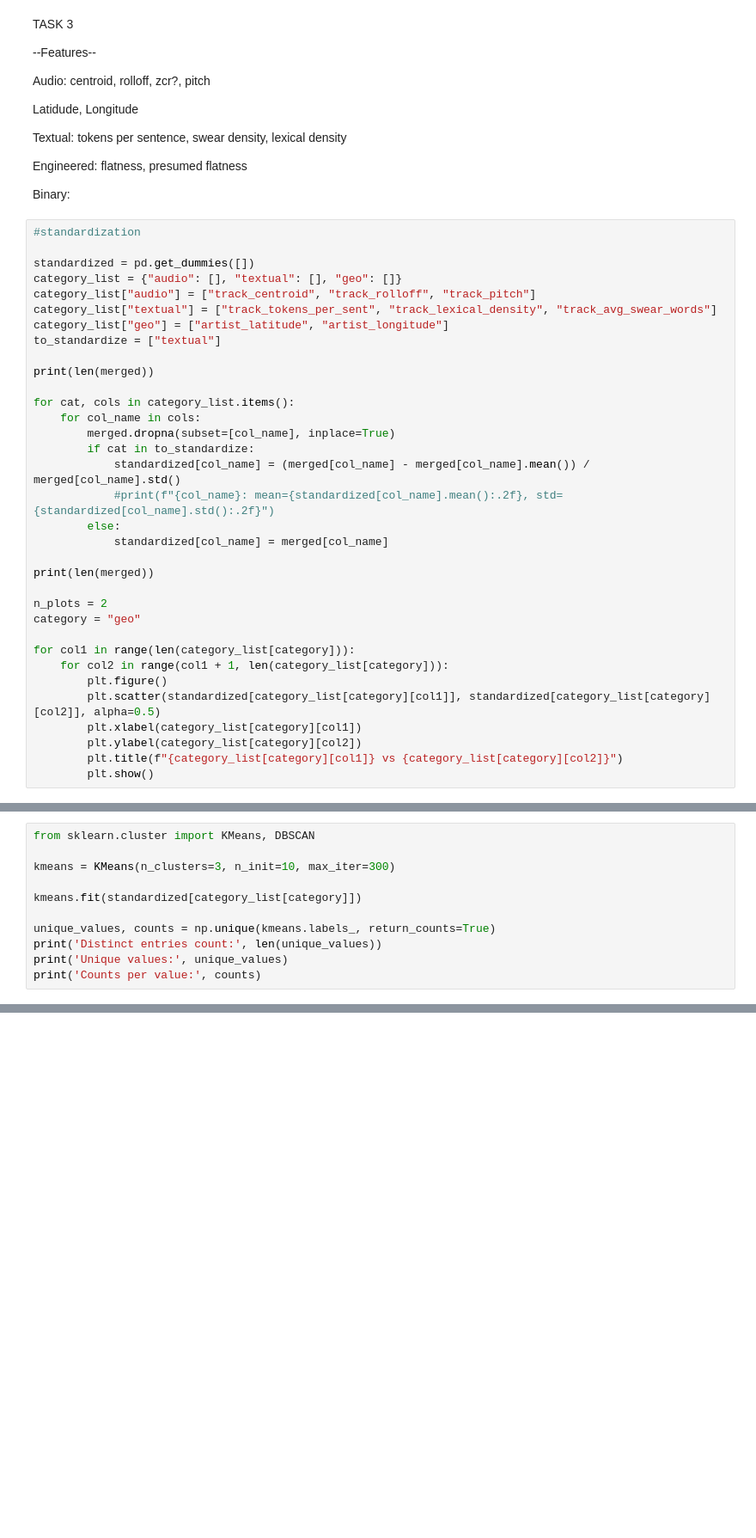
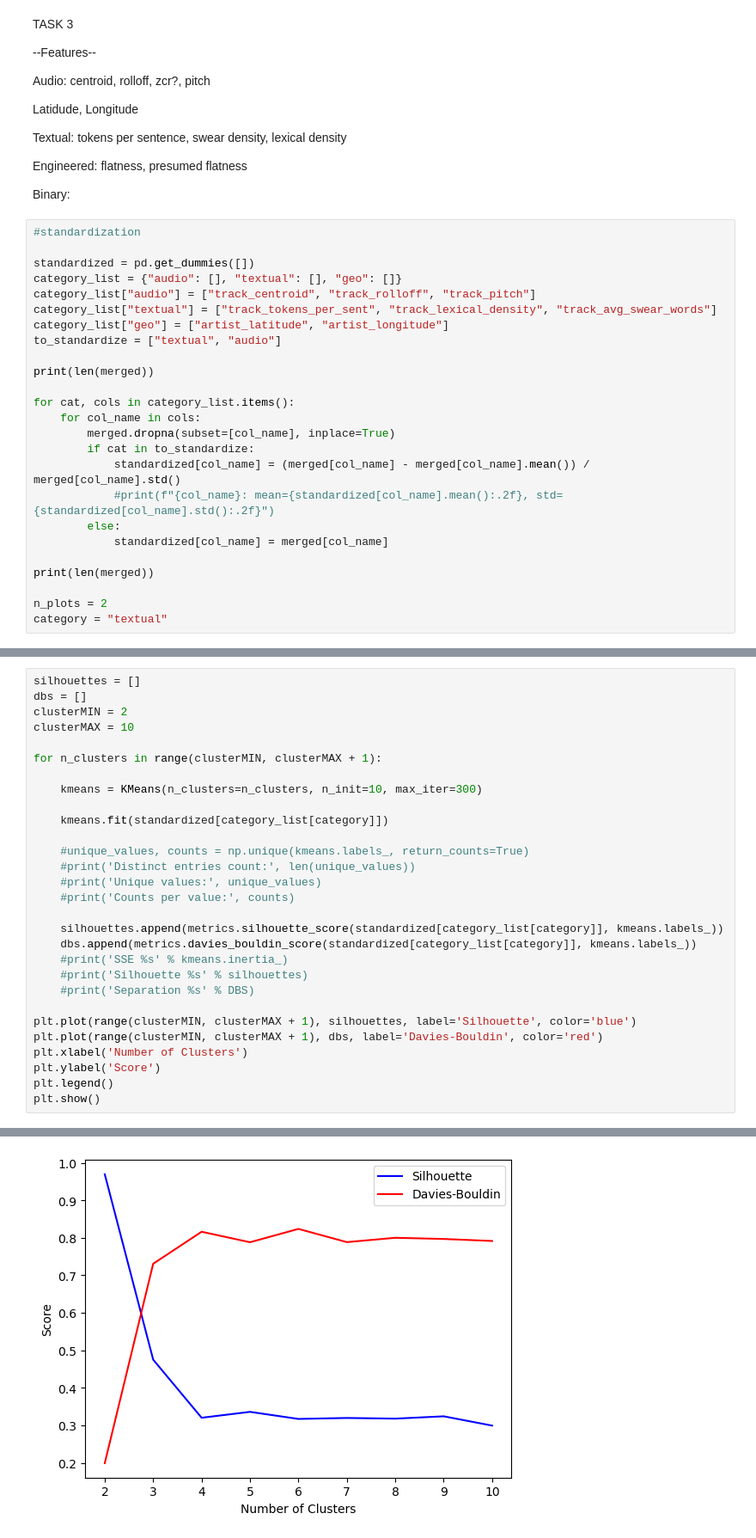
Before and after one commit to Ludovico1104/Progetto-I2ML, a Jupyter notebook: progetto.ipynb, the cells around one changed output, grey strips where cells are left out. Shown at 86% size. Drawn from its saved outputs; the diff is of its cells as text; blank space fills up the shorter version.

Commit message:
varie per cluster

```diff
--- a/progetto.ipynb
+++ b/progetto.ipynb
@@ -549,7 +549,7 @@ category_list = {"audio": [], "textual": [], "geo": []}
 category_list["audio"] = ["track_centroid", "track_rolloff", "track_pitch"]
 category_list["textual"] = ["track_tokens_per_sent", "track_lexical_density", "track_avg_swear_words"]
 category_list["geo"] = ["artist_latitude", "artist_longitude"]
-to_standardize = ["textual"]
+to_standardize = ["textual", "audio"]
 
 print(len(merged))
 
@@ -565,16 +565,7 @@ for cat, cols in category_list.items():
 print(len(merged))
 
 n_plots = 2
-category = "geo"
-
-for col1 in range(len(category_list[category])):
-    for col2 in range(col1 + 1, len(category_list[category])):
-        plt.figure()
-        plt.scatter(standardized[category_list[category][col1]], standardized[category_list[category][col2]], alpha=0.5)
-        plt.xlabel(category_list[category][col1])
-        plt.ylabel(category_list[category][col2])
-        plt.title(f"{category_list[category][col1]} vs {category_list[category][col2]}")
-        plt.show()
+category = "textual"
 # %% [output]
 8414
 8414
@@ -582,12 +575,30 @@ for col1 in range(len(category_list[category])):
 # %%
-from sklearn.cluster import KMeans, DBSCAN
+silhouettes = []
+dbs = []
+clusterMIN = 2
+clusterMAX = 10
 
-kmeans = KMeans(n_clusters=3, n_init=10, max_iter=300)
+for n_clusters in range(clusterMIN, clusterMAX + 1):
 
-kmeans.fit(standardized[category_list[category]])
+    kmeans = KMeans(n_clusters=n_clusters, n_init=10, max_iter=300)
 
-unique_values, counts = np.unique(kmeans.labels_, return_counts=True)
-print('Distinct entries count:', len(unique_values))
-print('Unique values:', unique_values)
-print('Counts per value:', counts)
+    kmeans.fit(standardized[category_list[category]])
+
+    #unique_values, counts = np.unique(kmeans.labels_, return_counts=True)
+    #print('Distinct entries count:', len(unique_values))
+    #print('Unique values:', unique_values)
+    #print('Counts per value:', counts)
+
+    silhouettes.append(metrics.silhouette_score(standardized[category_list[category]], kmeans.labels_))
+    dbs.append(metrics.davies_bouldin_score(standardized[category_list[category]], kmeans.labels_))
+    #print('SSE %s' % kmeans.inertia_)
+    #print('Silhouette %s' % silhouettes)
+    #print('Separation %s' % DBS)
+
+plt.plot(range(clusterMIN, clusterMAX + 1), silhouettes, label='Silhouette', color='blue')
+plt.plot(range(clusterMIN, clusterMAX + 1), dbs, label='Davies-Bouldin', color='red')
+plt.xlabel('Number of Clusters')
+plt.ylabel('Score')
+plt.legend()
+plt.show()
 # %% [output]
@@ -596,0 +605 @@ Counts per value: [2179 4350 1885]
+[figure, added]
```
Also changed, not shown: parts of 5 cells of this notebook.
